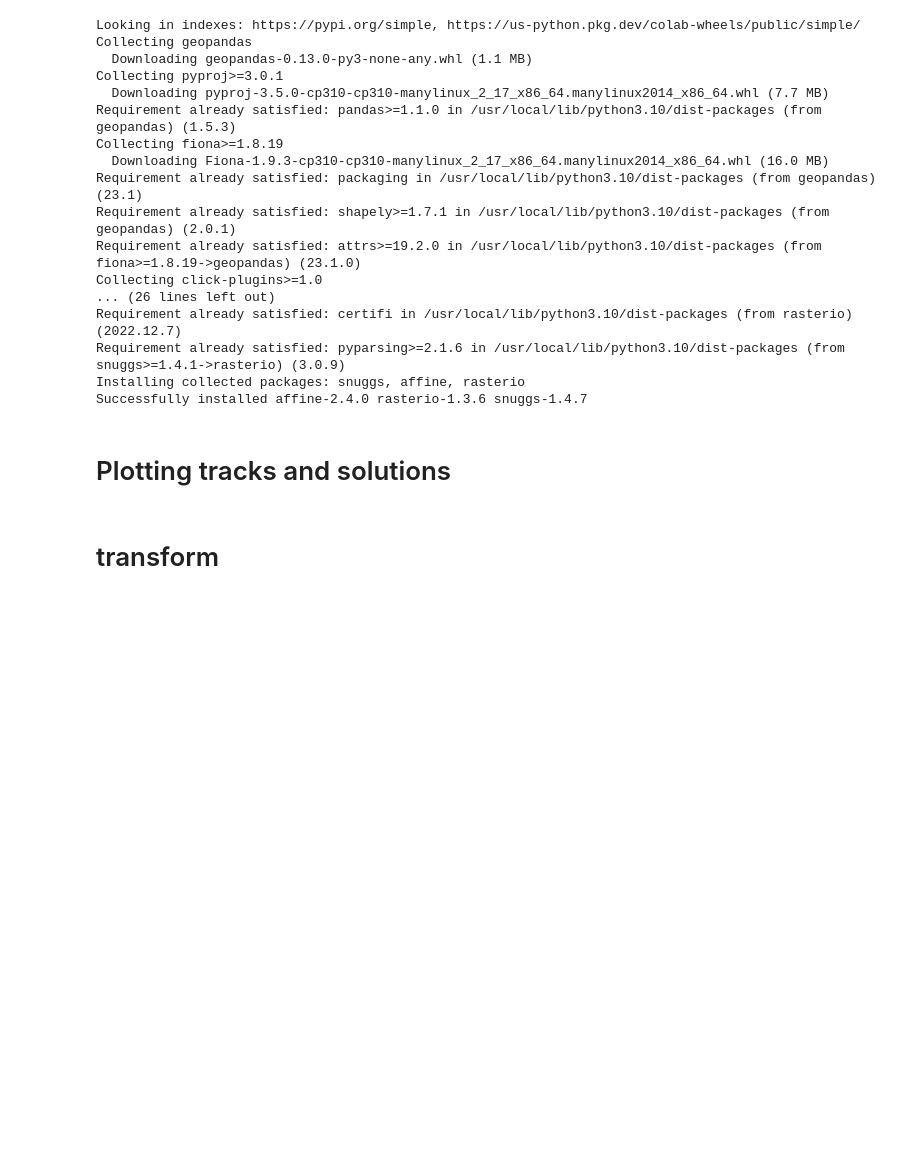
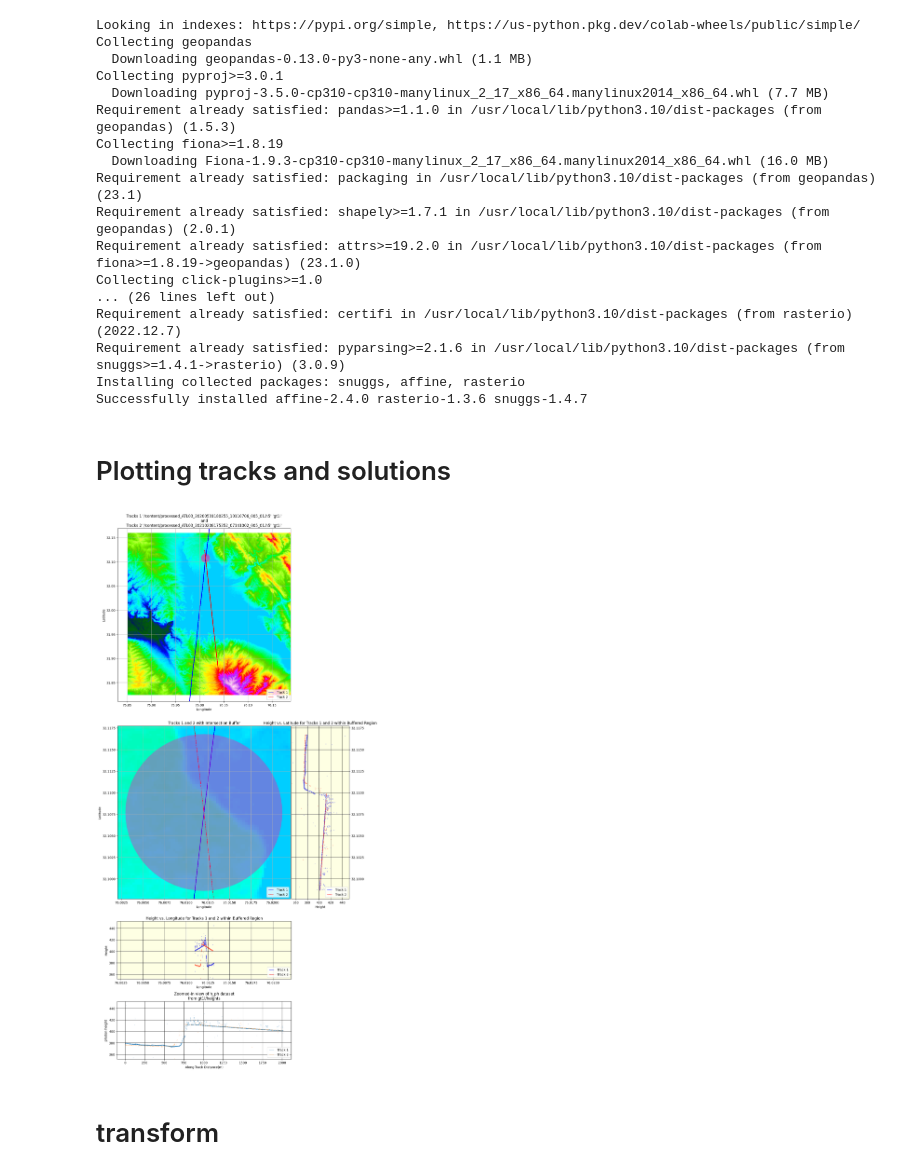
Before and after one commit to 1kaiser/ICESAT2, a Jupyter notebook: ICESAT2_tracks_intersection_plotting.ipynb, the cells around one changed output. Cells and saved outputs as stored; diff of their text form; code cells hidden in the pictures; blank space fills up the shorter version.

```diff
--- a/ICESAT2_tracks_intersection_plotting.ipynb
+++ b/ICESAT2_tracks_intersection_plotting.ipynb
@@ -158,6 +158,7 @@ import matplotlib.pyplot as plt
 import h5py
 import rasterio
 from rasterio.plot import show
+import numpy as np
 
 dem_in = rasterio.open('/content/pongdam_dem.tif')
 out_data = dem_in.read(1, masked=1)
@@ -193,10 +194,12 @@ def plot_track_combinations(file1, file2, axs):
     # Find the bounding box that covers all tracks with a buffer
     min_lon, max_lon, min_lat, max_lat = float('inf'), float('-inf'), float('inf'), float('-inf')
     for lon, lat, _, _ in data:
-        min_lon = min(min(lon), min_lon)
-        max_lon = max(max(lon), max_lon)
-        min_lat = min(min(lat), min_lat)
-        max_lat = max(max(lat), max_lat)
+        lon = np.array(lon)
+        lat = np.array(lat)
+        min_lon = min(np.min(lon), min_lon)
+        max_lon = max(np.max(lon), max_lon)
+        min_lat = min(np.min(lat), min_lat)
+        max_lat = max(np.max(lat), max_lat)
 
     M_lon = (max_lon + min_lon)/2
     M_lat = (max_lat + min_lat)/2
@@ -212,7 +215,8 @@ def plot_track_combinations(file1, file2, axs):
     # Plot only the first point of each track with a label in the legend and annotate the label
     for lon, lat, h_ph_data, label in data:
         axs.scatter(lon, lat, s=1, marker='.', label=label)
-        axs.annotate(label, (lon[0], lat[0]), xytext=(5, 5), textcoords='offset points', fontsize=8)
+        # axs.annotate(label, (lon[len(lon)/2], lat[len(lat)/2]), xytext=(5, 5), textcoords='offset points', fontsize=8)
+        axs.annotate(label, (lon[len(lon)//2], lat[len(lat)//2]), xytext=(5, 5), textcoords='offset points', fontsize=8, bbox=dict(facecolor='white', edgecolor='none', alpha=0.7))
 
     # Add a legend to the plot
     axs.legend(loc='lower right', scatterpoints=10)
@@ -256,14 +260,11 @@ import numpy as np
 import matplotlib.pyplot as plt
 #@title **tracks buffer plot with its intersections at centre as well as height vs lat/lon of the buffered region**{ vertical-output: true }
 fsize = 10
-filename_1 = "/content/processed_ATL03_20190213043533_07140202_005_01.h5" #@param {type:"string"}
-filename_2 = "/content/processed_ATL03_20200531180255_10110706_005_01.h5" #@param {type:"string"}
+filename_1 = "/content/processed_ATL03_20200531180255_10110706_005_01.h5" #@param {type:"string"}
+filename_2 = "/content/processed_ATL03_20210208175352_07141002_005_01.h5" #@param {type:"string"}
 tr_1 = "gt1l" #@param ["gt1l", "gt1r", "gt2l", "gt2r", "gt3l", "gt3r"]
-tr_2 = "gt1r" #@param ["gt1l", "gt1r", "gt2l", "gt2r", "gt3l", "gt3r"]
-tr_3 = "gt2l" #@param ["gt1l", "gt1r", "gt2l", "gt2r", "gt3l", "gt3r"]
-tr_4 = "gt2r" #@param ["gt1l", "gt1r", "gt2l", "gt2r", "gt3l", "gt3r"]
-tr_5 = "gt3l" #@param ["gt1l", "gt1r", "gt2l", "gt2r", "gt3l", "gt3r"]
-tr_6 = "gt3r" #@param ["gt1l", "gt1r", "gt2l", "gt2r", "gt3l", "gt3r"]
+tr_2 = "gt1l" #@param ["gt1l", "gt1r", "gt2l", "gt2r", "gt3l", "gt3r"]
+
 
 import h5py
 import numpy as np
@@ -290,8 +291,8 @@ def get_height_lat_lon(filename, track_name):
   lon_ph_data = f['/'+str(track_name)+'/heights/lon_ph']
   return h_ph_data, lat_ph_data, lon_ph_data
 ################################################################################
-h_ph_data1, lat1, lon1 = get_height_lat_lon(filename_1, tr_5)
-h_ph_data2, lat2, lon2 = get_height_lat_lon(filename_2, tr_1)
+h_ph_data1, lat1, lon1 = get_height_lat_lon(filename_1, tr_1)
+h_ph_data2, lat2, lon2 = get_height_lat_lon(filename_2, tr_2)
 ################################################################################
 # Create a new figure and axis
 fig, ax = plt.subplots(figsize=(10, 10))
@@ -322,7 +323,7 @@ ax.grid(True)
 # Add axis labels and a title
 ax.set_xlabel('Longitude')
 ax.set_ylabel('Latitude')
-ax.set_title('Tracks 1 and 2')
+ax.set_title(f"Tracks 1 '{filename_1}' '{tr_1}'\n and \nTracks 2 '{filename_2}' '{tr_2}'")
 ################################################################################
 lat_1 = np.array(lat1)
 lon_1 = np.array(lon1)
@@ -339,7 +340,7 @@ points_2 = [Point(lon, lat) for lat, lon in zip(lat_2, lon_2)]
 
 # Find the intersection of the two tracks
 intersection = unary_union([LineString(points_1).intersection(LineString(points_2))])
-buffer_region_in_meters = 2000 * 4 #@param {type:"raw"} # in meters
+buffer_region_in_meters = 500 * 2 #@param {type:"raw"} # in meters
 buffer_region = 1/(110 * 1000)* buffer_region_in_meters
 
 # Create a buffer around the intersection point
@@ -406,7 +407,7 @@ ax2.set_title('Tracks 1 and 2 with Intersection Buffer')
 ax2.legend(['Track 1', 'Track 2'], loc='lower right', scatterpoints=10)
 ################################################################################< elevation vs latitude
 median_height = np.median(np.concatenate((height_1_buf, height_2_buf)))
-buffer_height = 10 #@param {type:"raw"}
+buffer_height = 50 #@param {type:"raw"}
 
 ax3 = fig.add_axes([0.5 -w_x/2 , 0-h_y , w_x , h_y], sharey=ax2)
 ax3.set_position([pos.x0 + pos.width , pos.y0 , w_x/3, pos.height])
@@ -435,33 +436,35 @@ ax4.axhspan(median_height - buffer_height, median_height + buffer_height, color=
 ax4.set_ylim([median_height - buffer_height, median_height + buffer_height])
 ax4.set_xlabel('Longitude')
 ax4.set_ylabel('Height')
 ax4.set_title('Height vs. Longitude for Tracks 1 and 2 within Buffered Region', loc='center').set_position([.5, 1.01])
 ax4.grid(True,  color='black', alpha = 0.9)
 ax4.legend(loc='lower right', scatterpoints=10)
 ################################################################################< elevation vs track 1 & 2 distances
 ax5 = fig.add_axes([0.5 - w_x/2 , -h_y - h_y/3 -h_y/3 , w_x , h_y/3])
 ax5.set_position([pos.x0 ,-h_y - h_y/3 -h_y/3 - 0.1 * 2, pos.width, h_y/3])
 
 dist_ph_along_data_1 = [haversine(lat_1_buf[0], lon_1_buf[0], lat_1_buf[i], lon_1_buf[i]) for i in range(len(lat_1_buf))]
 
 lats = np.flip(lat_2_buf)
 longs = np.flip(lon_2_buf)
 heights = np.flip(height_2_buf)
 
 dist_ph_along_data_2 = [haversine(lats[0], longs[0], lats[i], longs[i]) for i in range(len(lats))]
 ax5.scatter(np.array(dist_ph_along_data_1), np.array(height_1_buf),  marker= '.', s=1, alpha= 0.4, label = "Track 1")
 ax5.scatter(np.array(dist_ph_along_data_2), np.array(heights),  marker= '.', s=1, alpha= 0.4, label = "Track 2")
 
 ax5.set_ylim([median_height - buffer_height, median_height + buffer_height])
 ax5.set_xlabel('Along-Track Distance(m)')
 ax5.set_ylabel('photon height')
 ax5.set_title('Zoomed-in view of h_ph dataset\nfrom gt1l/heights', loc='center')
 ax5.grid(True,  color='black', alpha = 0.9)
 ax5.legend(loc='lower right', scatterpoints=10)
 
 # Show the plot
 plt.subplots_adjust(hspace=0)
 plt.show()
+# %% [output]
+[figure, added]
 # %% [markdown]
 # transform
 # %% [markdown]
```
Also changed, not shown: parts of 1 cell of this notebook.
